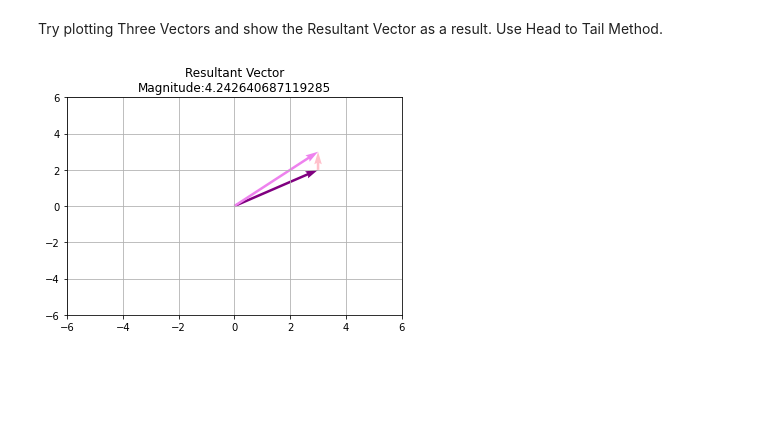
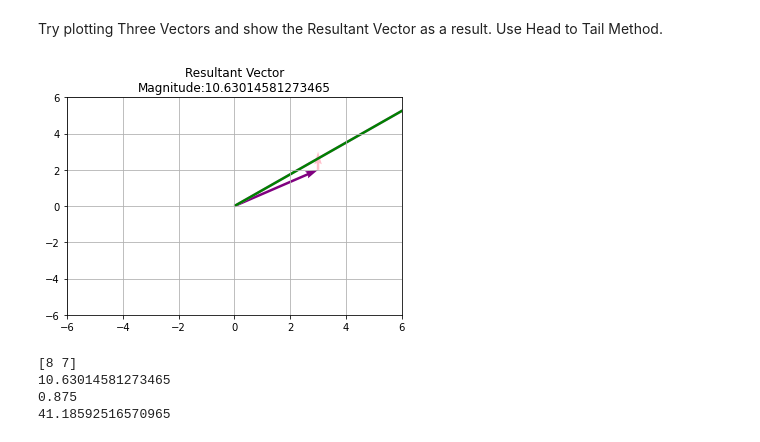
Before and after one commit to SamanthaNoelleDaluz/LinearAlgebra_2ndSem, a Jupyter notebook: Assignment_9_Daluz.ipynb, the cells around one changed output. Drawn from its saved outputs; the diff is of its cells as text; code cells hidden in the pictures; blank space fills up the shorter version.

```diff
--- a/Assignment_9_Daluz.ipynb
+++ b/Assignment_9_Daluz.ipynb
@@ -254,15 +254,30 @@ Use Head to Tail Method.
 # %%
 A = np.array([3, 2])
 B = np.array([0, 1])
-R = A + B
+C = np.array([5,4])
+S = A + B
+R = A + B + C
 Magnitude = np.sqrt(np.sum(R**2))
 plt.title("Resultant Vector\nMagnitude:{}" .format(Magnitude))
 plt.xlim(-6, 6)
 plt.ylim(-6, 6)
 plt.quiver(0, 0, A[0], A[1], angles='xy', scale_units='xy', scale=1, color='purple')
 plt.quiver(A[0], A[1], B[0], B[1], angles='xy', scale_units='xy', scale=1, color='pink')
 plt.quiver(0, 0, R[0], R[1], angles='xy', scale_units='xy', scale=1, color='violet')
+
+plt.quiver(0, 0, R[0], R[1], angles='xy', scale_units='xy', scale=1, color='green')
 plt.grid()
 plt.show()
+print(R)
+
+print(Magnitude)
+Slope = R[1]/R[0]
+print(Slope)
+Angle = (np.arctan(Slope))*(180/np.pi)
+print(Angle)
 # %% [output]
-[figure, old version]
+[figure, new version]
+[8 7]
+10.63014581273465
+0.875
+41.18592516570965
```
Also changed, not shown: parts of 1 cell of this notebook.
